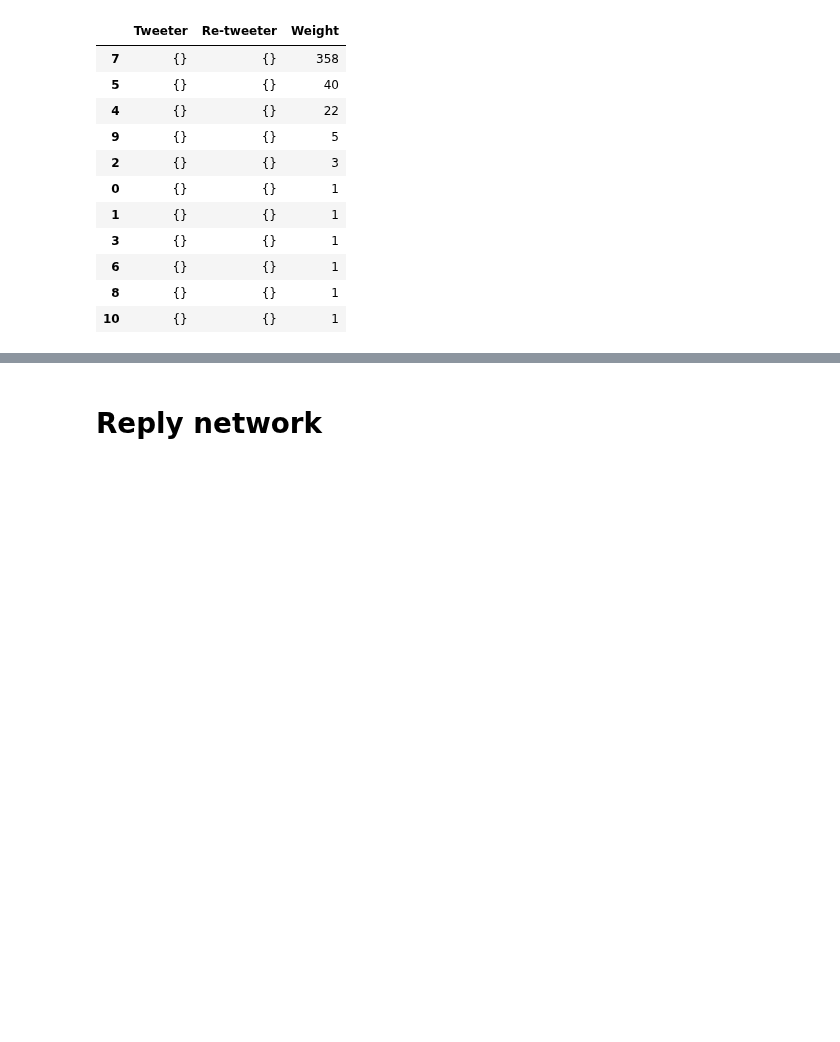
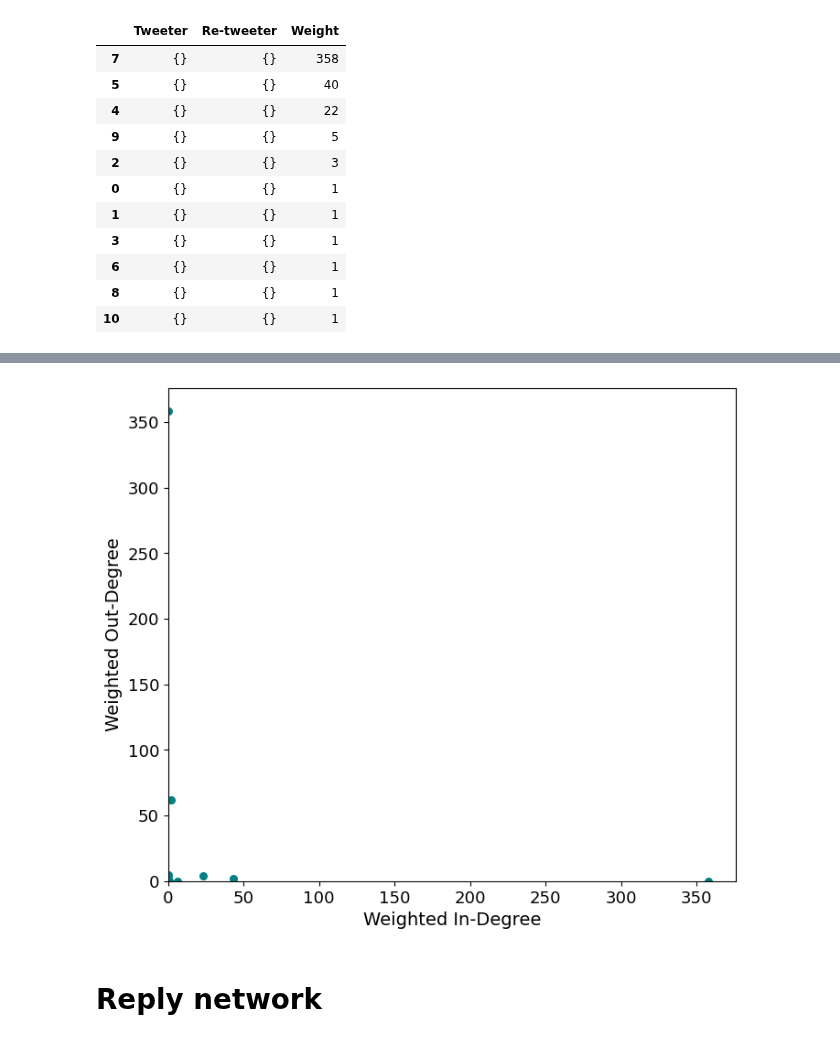
Before and after one commit to kbankowski/2022-11_data-academy, a Jupyter notebook: Level2/Group Projects/07_Network_Twitter/Project_Codes.ipynb, the cells around one changed output, grey strips where cells are left out. Cells and saved outputs as stored; diff of their text form; code cells hidden in the pictures; blank space fills up the shorter version.

```diff
--- a/Level2/Group Projects/07_Network_Twitter/Project_Codes.ipynb
+++ b/Level2/Group Projects/07_Network_Twitter/Project_Codes.ipynb
@@ -397,0 +410,8 @@ Created network with 33 nodes and 11 edges
+# %%
+deg = dict(nx.degree(g2))
+deg
+sdeg = pd.Series(deg).sort_values(ascending=False)
+sdeg
+# create Pandas Data Frame from the series, along with the node city attributes
+df = pd.DataFrame({"Degree":sdeg})
+df.head()
@@ -397,0 +425,6 @@ Created network with 33 nodes and 11 edges
+# %%
+# calculate weighted out-degree
+wout_degrees = dict(g2.out_degree(weight="weight"))
+df["W-Out-Degree"] = pd.Series(wout_degrees)
+# sort in descending order and get top values
+df.sort_values(by="W-Out-Degree", ascending=False).head(10)
@@ -397,0 +443,7 @@ Created network with 33 nodes and 11 edges
+# %%
+# calculate weighted in-degree
+win_degrees = dict(g2.in_degree(weight="weight"))
+# add a column to our Data Frame
+df["W-In-Degree"] = pd.Series(win_degrees)
+# sort in descending order and get top values
+df.sort_values(by="W-In-Degree", ascending=False).head(10)
@@ -398,3 +462,13 @@ Created network with 33 nodes and 11 edges
+# %%
+# produce a scatter plot
+ax = df.plot(kind="scatter", x="W-In-Degree", y="W-Out-Degree", figsize=(8, 7),
+    fontsize=13, color="teal", s=30)
+ax.set_xlim(0)
+ax.set_ylim(0)
+ax.set_xlabel("Weighted In-Degree", fontsize=14)
+ax.set_ylabel("Weighted Out-Degree", fontsize=14);
+# %% [output]
+[figure, added]
 # %% [markdown]
 # Reply network
 # %% [markdown]
```
Also changed, not shown: parts of 9 cells of this notebook, 2 other files.
